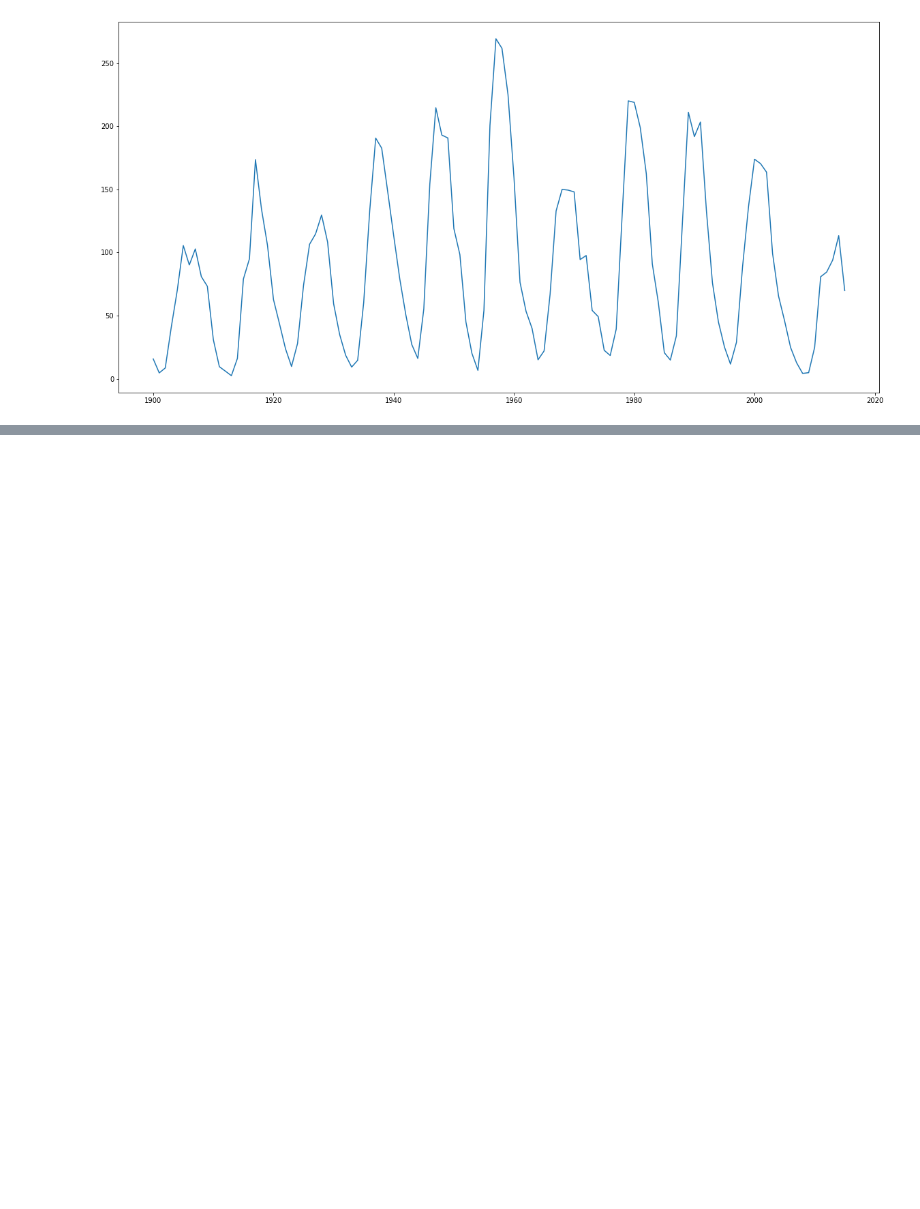
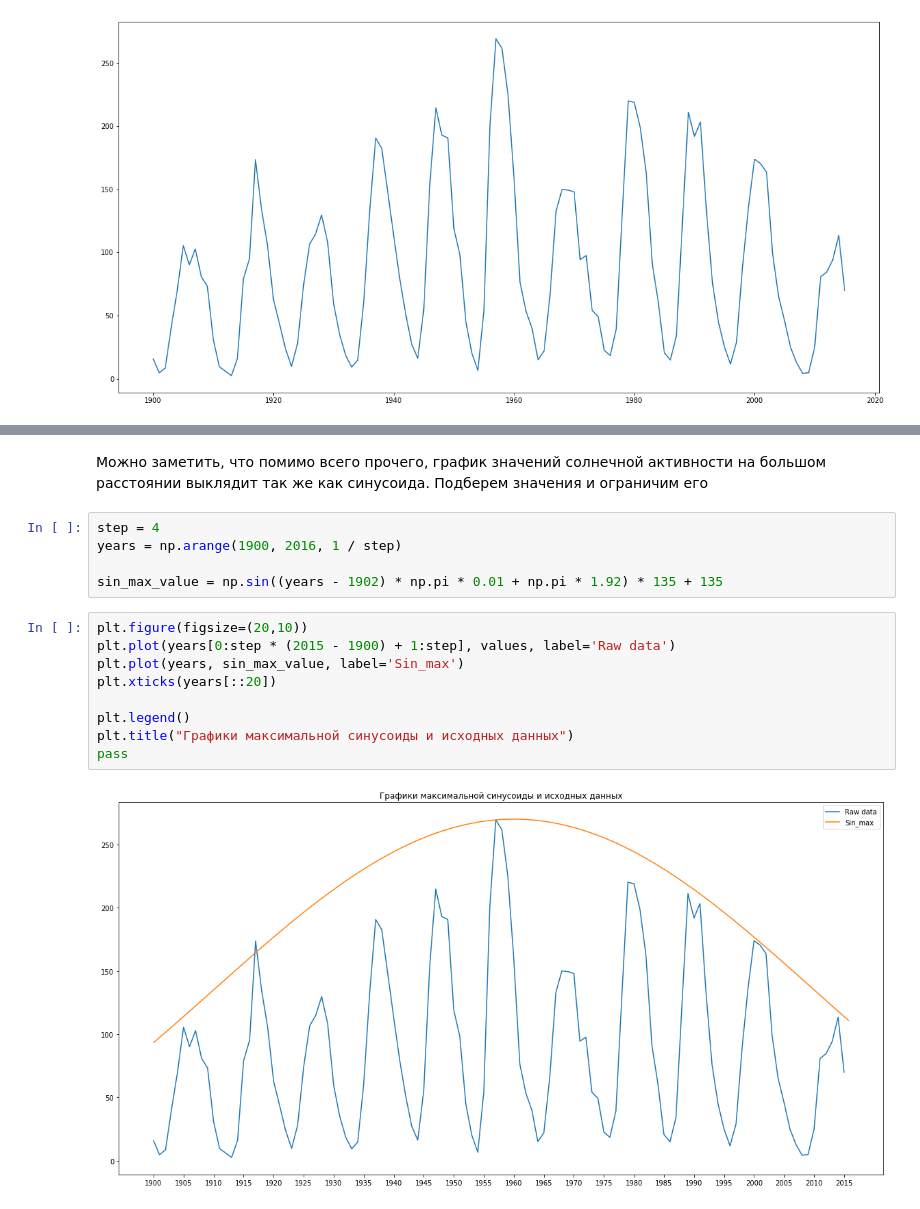
Before and after one commit to leolnid/SKM, a Jupyter notebook: SKM.ipynb, the cells around one changed output, grey strips where cells are left out. Saved outputs shown, nothing was run; the diff lists cells and outputs as text; blank space fills up the shorter version.

```diff
--- a/SKM.ipynb
+++ b/SKM.ipynb
@@ -229,0 +177,18 @@ pass
+# %% [markdown]
+Можно заметить, что помимо всего прочего, график значений солнечной активности на большом расстоянии выклядит так же как синусоида. Подберем значения и ограничим его
+# %%
+step = 4
+years = np.arange(1900, 2016, 1 / step)
+
+sin_max_value = np.sin((years - 1902) * np.pi * 0.01 + np.pi * 1.92) * 135 + 135
+# %%
+plt.figure(figsize=(20,10))
+plt.plot(years[0:step * (2015 - 1900) + 1:step], values, label='Raw data')
+plt.plot(years, sin_max_value, label='Sin_max')
+plt.xticks(years[::20])
+
+plt.legend()
+plt.title("Графики максимальной синусоиды и исходных данных")
+pass
+# %% [output]
+[figure, added]
```
Also changed, not shown: parts of 44 cells of this notebook.
